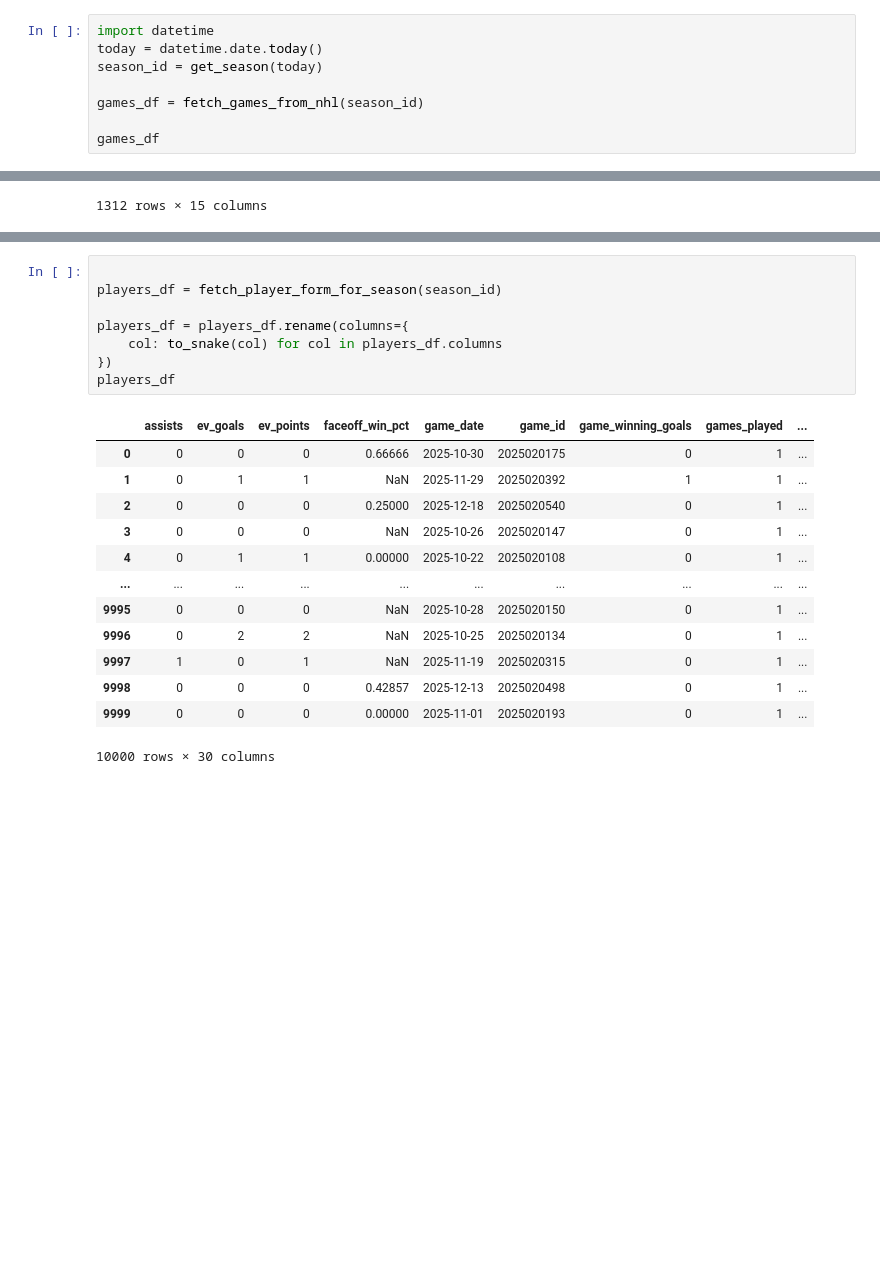
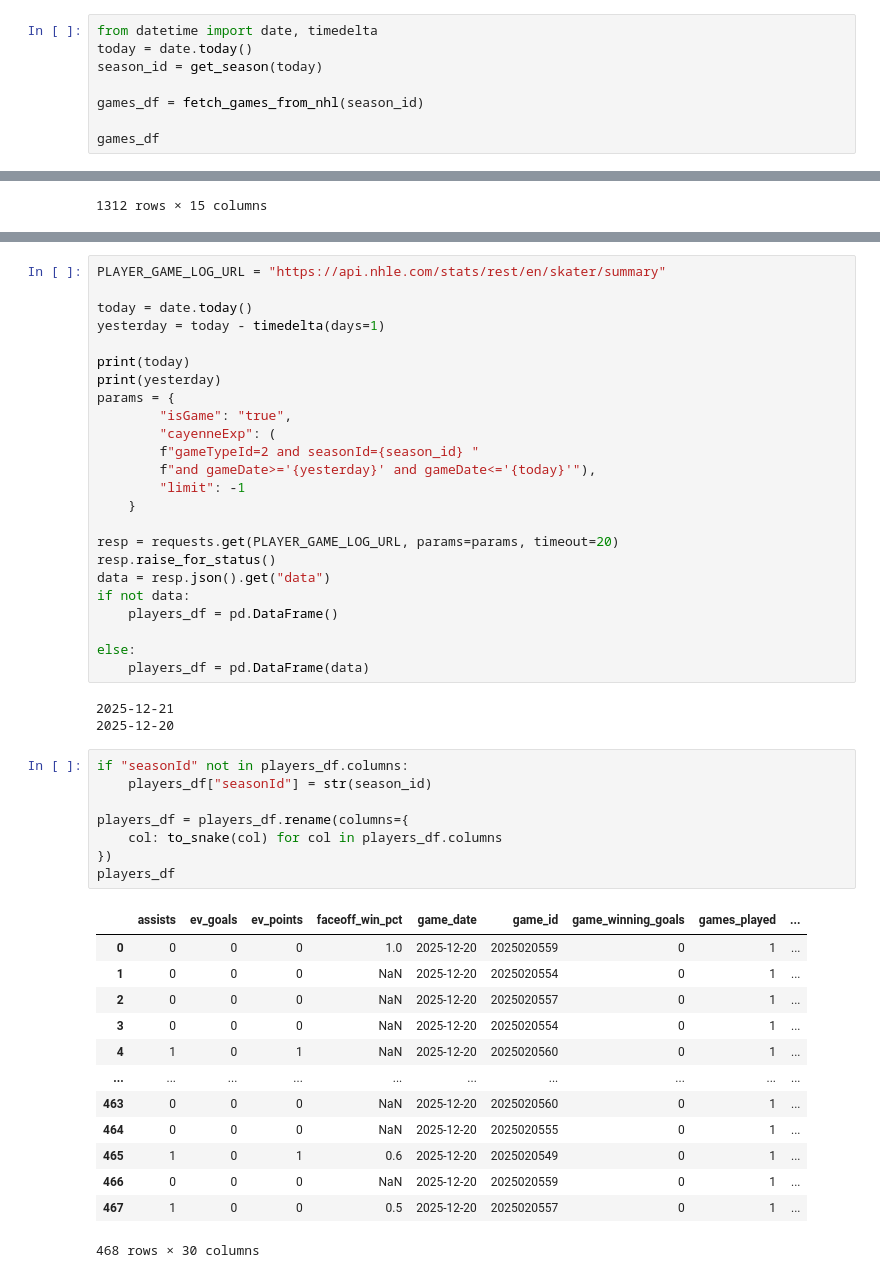
Before and after one commit to jacobb260/hockey-agent, a Jupyter notebook: notebooks/match_data_pipeline.ipynb, the cells around one changed output, grey strips where cells are left out. Drawn from its saved outputs; the diff is of its cells as text; blank space fills up the shorter version.

```diff
--- a/notebooks/match_data_pipeline.ipynb
+++ b/notebooks/match_data_pipeline.ipynb
@@ -45,8 +45,8 @@ team_id_to_name = dict(
     zip(teams_df["id"], teams_df["fullName"])
 )
 # %%
-import datetime
-today = datetime.date.today()
+from datetime import date, timedelta
+today = date.today()
 season_id = get_season(today)
 
 games_df = fetch_games_from_nhl(season_id)
@@ -131,28 +131,55 @@ Launching job: matches_1_offline_fg_materialization
 Job started successfully, you can follow the progress at
 https://eu-west.cloud.hopsworks.ai:443/p/3193/jobs/named/matches_1_offline_fg_materialization/executions
 (Job('matches_1_offline_fg_materialization', 'SPARK'), None)
+# %%
+PLAYER_GAME_LOG_URL = "https://api.nhle.com/stats/rest/en/skater/summary"
+
+today = date.today()
+yesterday = today - timedelta(days=1)
+
+print(today)
+print(yesterday)
+params = {
+        "isGame": "true",
+        "cayenneExp": (
+        f"gameTypeId=2 and seasonId={season_id} "
+        f"and gameDate>='{yesterday}' and gameDate<='{today}'"),
+        "limit": -1
+    }
+
+resp = requests.get(PLAYER_GAME_LOG_URL, params=params, timeout=20)
+resp.raise_for_status()
+data = resp.json().get("data")
+if not data:
+    players_df = pd.DataFrame()
+
+else:
+    players_df = pd.DataFrame(data)
+# %% [output]
+2025-12-21
+2025-12-20
 # %%
-
-players_df = fetch_player_form_for_season(season_id)
+if "seasonId" not in players_df.columns:
+    players_df["seasonId"] = str(season_id)
 
 players_df = players_df.rename(columns={
     col: to_snake(col) for col in players_df.columns
 })
 players_df
 # %% [output]
 |  | assists | ev_goals | ev_points | faceoff_win_pct | game_date | game_id | game_winning_goals | games_played | ... |
-| 0 | 0 | 0 | 0 | 0.66666 | 2025-10-30 | 2025020175 | 0 | 1 | ... |
-| 1 | 0 | 1 | 1 | NaN | 2025-11-29 | 2025020392 | 1 | 1 | ... |
-| 2 | 0 | 0 | 0 | 0.25000 | 2025-12-18 | 2025020540 | 0 | 1 | ... |
-| 3 | 0 | 0 | 0 | NaN | 2025-10-26 | 2025020147 | 0 | 1 | ... |
-| 4 | 0 | 1 | 1 | 0.00000 | 2025-10-22 | 2025020108 | 0 | 1 | ... |
+| 0 | 0 | 0 | 0 | 1.0 | 2025-12-20 | 2025020559 | 0 | 1 | ... |
+| 1 | 0 | 0 | 0 | NaN | 2025-12-20 | 2025020554 | 0 | 1 | ... |
+| 2 | 0 | 0 | 0 | NaN | 2025-12-20 | 2025020557 | 0 | 1 | ... |
+| 3 | 0 | 0 | 0 | NaN | 2025-12-20 | 2025020554 | 0 | 1 | ... |
+| 4 | 1 | 0 | 1 | NaN | 2025-12-20 | 2025020560 | 0 | 1 | ... |
 | ... | ... | ... | ... | ... | ... | ... | ... | ... | ... |
-| 9995 | 0 | 0 | 0 | NaN | 2025-10-28 | 2025020150 | 0 | 1 | ... |
-| 9996 | 0 | 2 | 2 | NaN | 2025-10-25 | 2025020134 | 0 | 1 | ... |
-| 9997 | 1 | 0 | 1 | NaN | 2025-11-19 | 2025020315 | 0 | 1 | ... |
-| 9998 | 0 | 0 | 0 | 0.42857 | 2025-12-13 | 2025020498 | 0 | 1 | ... |
-| 9999 | 0 | 0 | 0 | 0.00000 | 2025-11-01 | 2025020193 | 0 | 1 | ... |
+| 463 | 0 | 0 | 0 | NaN | 2025-12-20 | 2025020560 | 0 | 1 | ... |
+| 464 | 0 | 0 | 0 | NaN | 2025-12-20 | 2025020555 | 0 | 1 | ... |
+| 465 | 1 | 0 | 1 | 0.6 | 2025-12-20 | 2025020549 | 0 | 1 | ... |
+| 466 | 0 | 0 | 0 | NaN | 2025-12-20 | 2025020559 | 0 | 1 | ... |
+| 467 | 1 | 0 | 0 | 0.5 | 2025-12-20 | 2025020557 | 0 | 1 | ... |
-10000 rows × 30 columns
+468 rows × 30 columns
 # %%
 fs = project.get_feature_store()
 
```
Also changed, not shown: parts of 6 cells of this notebook, 2 other files.
